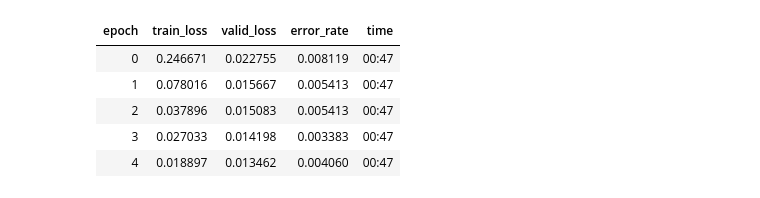
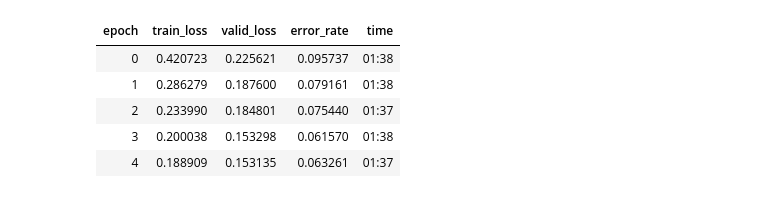
Before and after one commit to LZatTD/sankey, a Jupyter notebook: fastai.ipynb, the cells around one changed output. Cells and saved outputs as stored; diff of their text form; code cells hidden in the pictures.

```diff
--- a/fastai.ipynb
+++ b/fastai.ipynb
@@ -27,21 +30,24 @@ Thu Dec 17 15:46:22 2020
 # %%
 from fastai.vision.all import *
-path = untar_data(URLs.PETS)/'images'
+path = Path('/content/gdrive/MyDrive/data')
+path.mkdir(parents=True, exist_ok=True)
 
-def is_cat(x): return x[0].isupper()
+path = untar_data(URLs.PETS, dest=path); path
+
+def is_dog(x): return x[0].islower()
 dls = ImageDataLoaders.from_name_func(
     path, get_image_files(path), valid_pct=0.2, seed=42,
-    label_func=is_cat, item_tfms=Resize(224)
+    label_func=is_dog, item_tfms=Resize(224)
 )
 
 learn = cnn_learner(dls, resnet34, metrics=error_rate)
 #learn.fine_tune(1)
 learn.fit_one_cycle(5)
 # %% [output]
 | epoch | train_loss | valid_loss | error_rate | time |
-| 0 | 0.246671 | 0.022755 | 0.008119 | 00:47 |
-| 1 | 0.078016 | 0.015667 | 0.005413 | 00:47 |
-| 2 | 0.037896 | 0.015083 | 0.005413 | 00:47 |
-| 3 | 0.027033 | 0.014198 | 0.003383 | 00:47 |
-| 4 | 0.018897 | 0.013462 | 0.004060 | 00:47 |
+| 0 | 0.420723 | 0.225621 | 0.095737 | 01:38 |
+| 1 | 0.286279 | 0.187600 | 0.079161 | 01:38 |
+| 2 | 0.233990 | 0.184801 | 0.075440 | 01:37 |
+| 3 | 0.200038 | 0.153298 | 0.061570 | 01:38 |
+| 4 | 0.188909 | 0.153135 | 0.063261 | 01:37 |
 # %%
```
Also changed, not shown: parts of 10 cells of this notebook.
